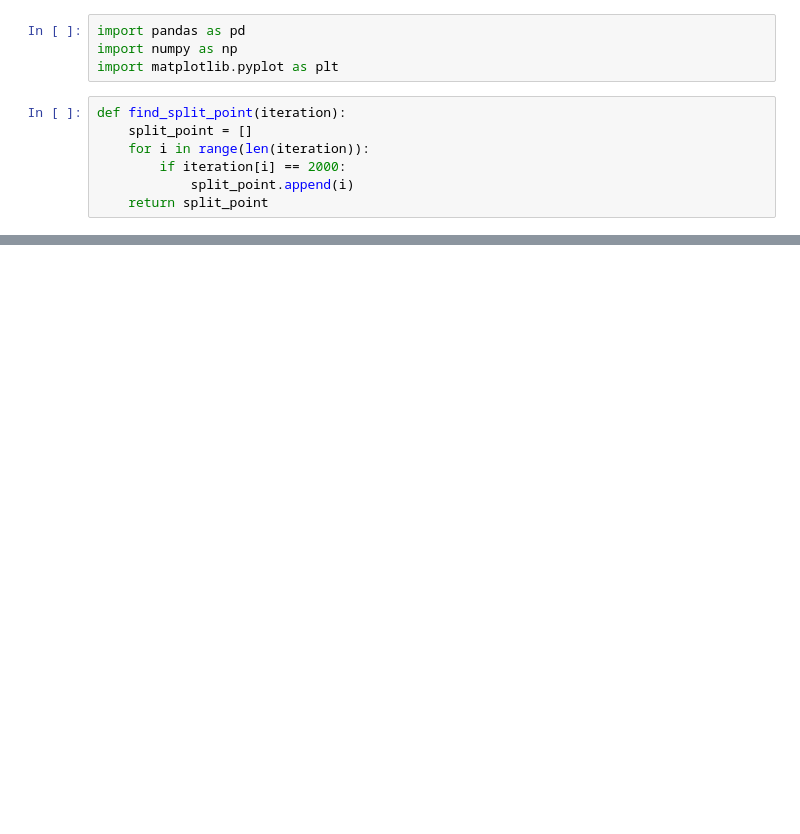
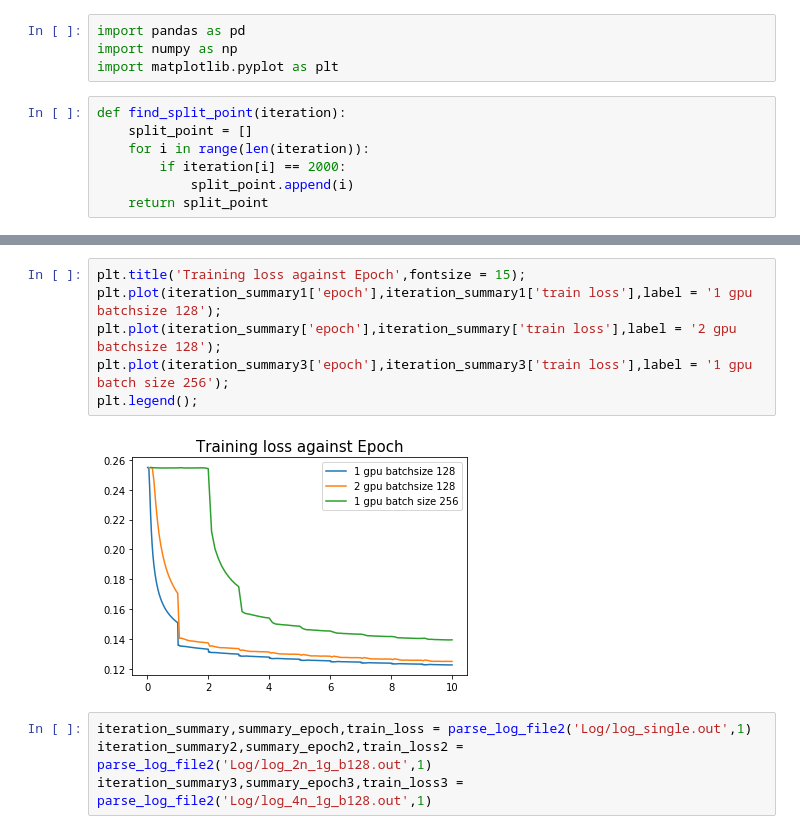
Before and after one commit to zzaym/Large-Scale-Distributed-Sentiment-Analysis-with-RNNs, a Jupyter notebook: parse_log_file.ipynb, the cells around one changed output, grey strips where cells are left out. Drawn from its saved outputs; the diff is of its cells as text; blank space fills up the shorter version.

```diff
--- a/parse_log_file.ipynb
+++ b/parse_log_file.ipynb
@@ -120,0 +180,12 @@ summary_epoch
+# %%
+plt.title('Training loss against Epoch',fontsize = 15);
+plt.plot(iteration_summary1['epoch'],iteration_summary1['train loss'],label = '1 gpu batchsize 128');
+plt.plot(iteration_summary['epoch'],iteration_summary['train loss'],label = '2 gpu batchsize 128');
+plt.plot(iteration_summary3['epoch'],iteration_summary3['train loss'],label = '1 gpu batch size 256');
+plt.legend();
+# %% [output]
+[figure, added]
+# %%
+iteration_summary,summary_epoch,train_loss = parse_log_file2('Log/log_single.out',1)
+iteration_summary2,summary_epoch2,train_loss2 = parse_log_file2('Log/log_2n_1g_b128.out',1)
+iteration_summary3,summary_epoch3,train_loss3 = parse_log_file2('Log/log_4n_1g_b128.out',1)
```
Also changed, not shown: parts of 12 cells of this notebook.
